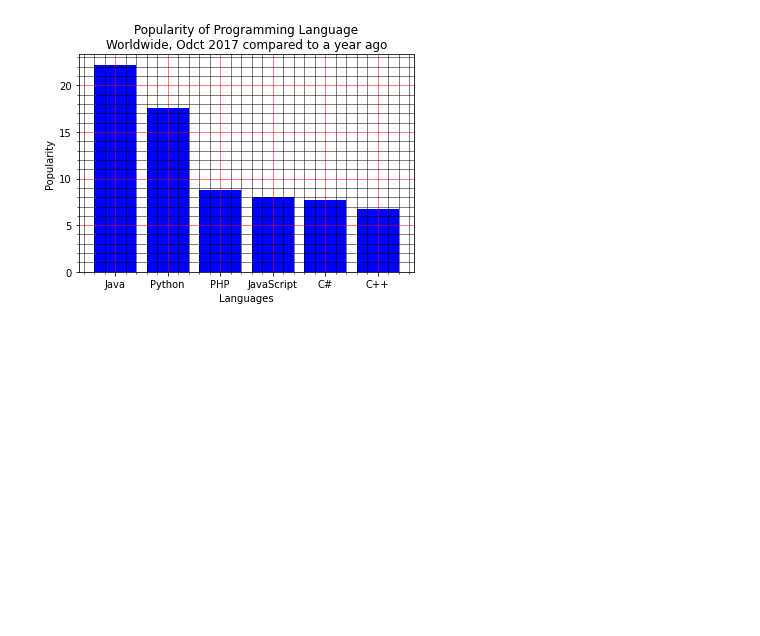
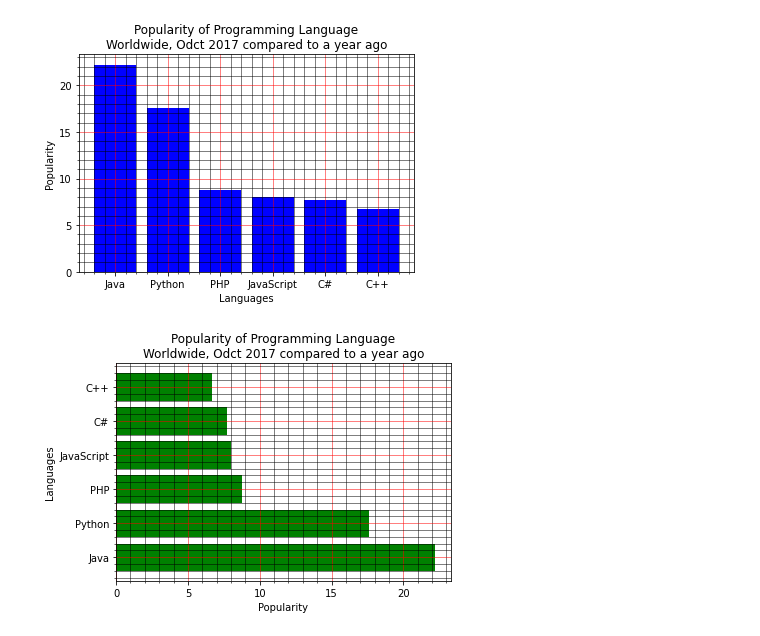
Before and after one commit to retrouvm/Code-Practice, a Jupyter notebook: Data_Science/assignments/HW2/vvk160_hw2.ipynb, the cells around one changed output. Drawn from its saved outputs; the diff is of its cells as text; code cells hidden in the pictures; blank space fills up the shorter version.

```diff
--- a/Data_Science/assignments/HW2/vvk160_hw2.ipynb
+++ b/Data_Science/assignments/HW2/vvk160_hw2.ipynb
@@ -87,3 +92,23 @@ plt.grid(which='minor', color = 'black', linestyle = '-', linewidth = .5)
 plt.show()
 # %% [output]
 [figure]
+# %%
+#Question 4
+# save the data in variables
+#1. your code is here
+prolang = ["Java", "Python", "PHP", "JavaScript", "C#", "C++"]
+popularity = [22.2,17.6,8.8,8,7.7,6.7]
+x_coo = range(len(prolang))
+plt.barh(prolang,popularity,color='green')
+
+plt.xlabel("Popularity")
+plt.ylabel("Languages")
+plt.title("Popularity of Programming Language\nWorldwide, Odct 2017 compared to a year ago")
+# plot the bar chart
+#2. your code is here
+plt.minorticks_on()
+plt.grid(which='major', linestyle='-', linewidth=.5, color='red')
+plt.grid(which='minor', color = 'black', linestyle = '-', linewidth = .5)
+plt.show()
+# %% [output]
+[figure, added]
```
Also changed, not shown: parts of 5 cells of this notebook, 2 other files.
